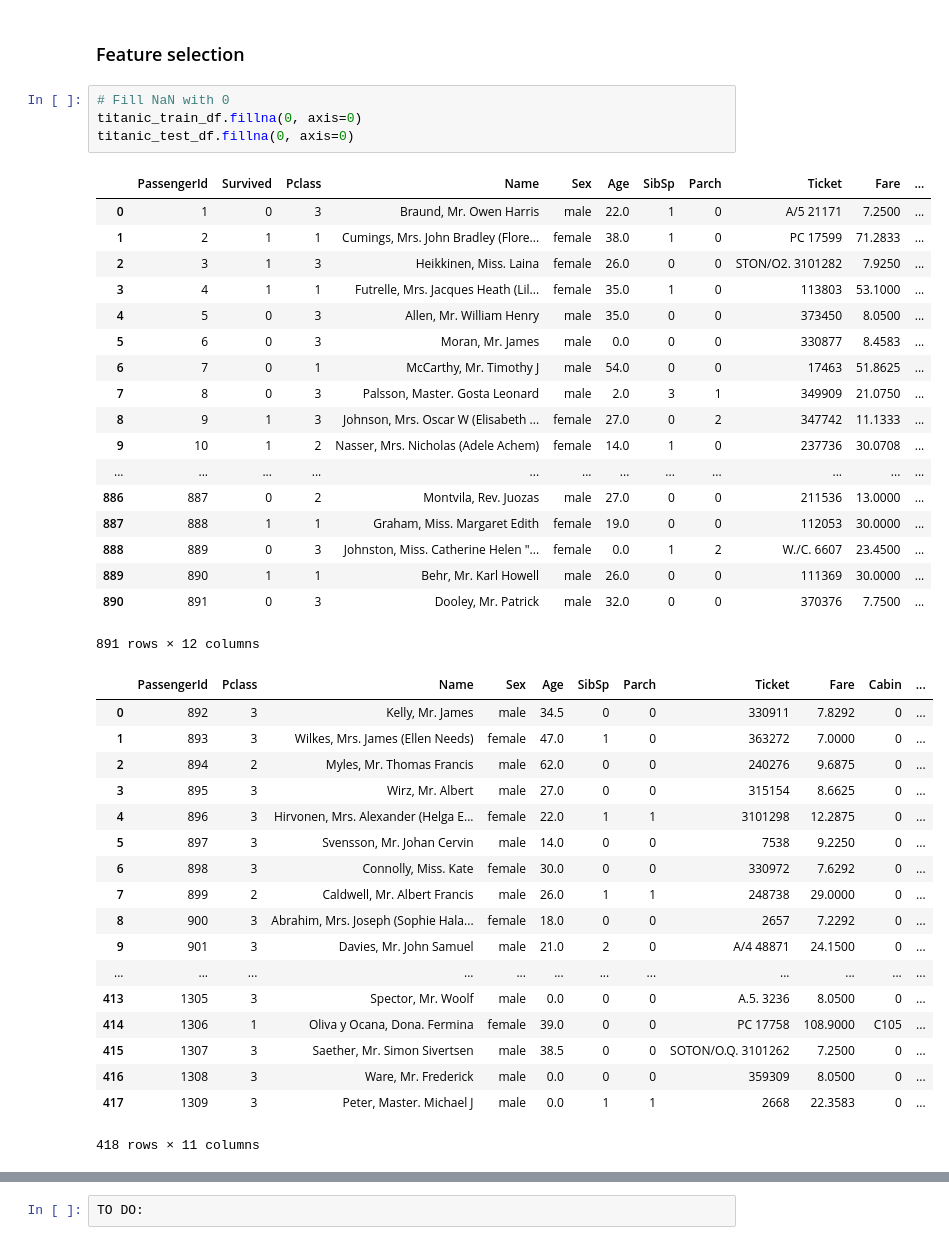
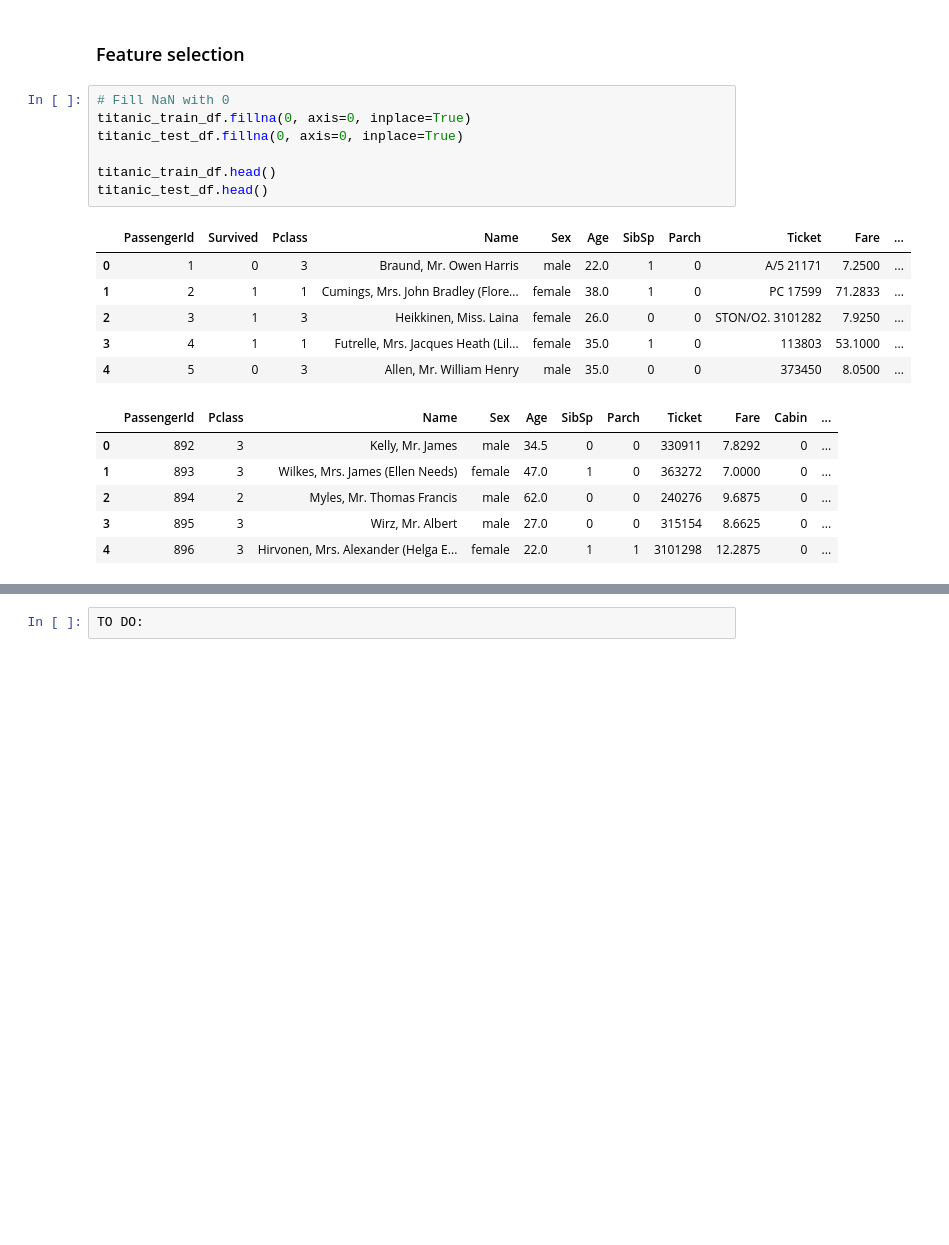
Before and after one commit to josefinaxberg/Titanic_ML, a Jupyter notebook: Titanic_ML/Titanic_Machine_Learning.ipynb, the cells around one changed output, grey strips where cells are left out. Cells and saved outputs as stored; diff of their text form; blank space fills up the shorter version.

```diff
--- a/Titanic_ML/Titanic_Machine_Learning.ipynb
+++ b/Titanic_ML/Titanic_Machine_Learning.ipynb
@@ -140,44 +140,23 @@ sns.barplot(x='Pclass', y='Survived', hue='Sex', data=titanic_train_df, palette=
 ### Feature selection
 # %%
 # Fill NaN with 0
-titanic_train_df.fillna(0, axis=0)
-titanic_test_df.fillna(0, axis=0)
+titanic_train_df.fillna(0, axis=0, inplace=True)
+titanic_test_df.fillna(0, axis=0, inplace=True)
+
+titanic_train_df.head()
+titanic_test_df.head()
 # %% [output]
 |  | PassengerId | Survived | Pclass | Name | Sex | Age | SibSp | Parch | Ticket | Fare | ... |
 | 0 | 1 | 0 | 3 | Braund, Mr. Owen Harris | male | 22.0 | 1 | 0 | A/5 21171 | 7.2500 | ... |
 | 1 | 2 | 1 | 1 | Cumings, Mrs. John Bradley (Flore... | female | 38.0 | 1 | 0 | PC 17599 | 71.2833 | ... |
 | 2 | 3 | 1 | 3 | Heikkinen, Miss. Laina | female | 26.0 | 0 | 0 | STON/O2. 3101282 | 7.9250 | ... |
 | 3 | 4 | 1 | 1 | Futrelle, Mrs. Jacques Heath (Lil... | female | 35.0 | 1 | 0 | 113803 | 53.1000 | ... |
 | 4 | 5 | 0 | 3 | Allen, Mr. William Henry | male | 35.0 | 0 | 0 | 373450 | 8.0500 | ... |
-| 5 | 6 | 0 | 3 | Moran, Mr. James | male | 0.0 | 0 | 0 | 330877 | 8.4583 | ... |
-| 6 | 7 | 0 | 1 | McCarthy, Mr. Timothy J | male | 54.0 | 0 | 0 | 17463 | 51.8625 | ... |
-| 7 | 8 | 0 | 3 | Palsson, Master. Gosta Leonard | male | 2.0 | 3 | 1 | 349909 | 21.0750 | ... |
-| 8 | 9 | 1 | 3 | Johnson, Mrs. Oscar W (Elisabeth ... | female | 27.0 | 0 | 2 | 347742 | 11.1333 | ... |
-| 9 | 10 | 1 | 2 | Nasser, Mrs. Nicholas (Adele Achem) | female | 14.0 | 1 | 0 | 237736 | 30.0708 | ... |
-| ... | ... | ... | ... | ... | ... | ... | ... | ... | ... | ... | ... |
-| 886 | 887 | 0 | 2 | Montvila, Rev. Juozas | male | 27.0 | 0 | 0 | 211536 | 13.0000 | ... |
-| 887 | 888 | 1 | 1 | Graham, Miss. Margaret Edith | female | 19.0 | 0 | 0 | 112053 | 30.0000 | ... |
-| 888 | 889 | 0 | 3 | Johnston, Miss. Catherine Helen "... | female | 0.0 | 1 | 2 | W./C. 6607 | 23.4500 | ... |
-| 889 | 890 | 1 | 1 | Behr, Mr. Karl Howell | male | 26.0 | 0 | 0 | 111369 | 30.0000 | ... |
-| 890 | 891 | 0 | 3 | Dooley, Mr. Patrick | male | 32.0 | 0 | 0 | 370376 | 7.7500 | ... |
-891 rows × 12 columns
 |  | PassengerId | Pclass | Name | Sex | Age | SibSp | Parch | Ticket | Fare | Cabin | ... |
 | 0 | 892 | 3 | Kelly, Mr. James | male | 34.5 | 0 | 0 | 330911 | 7.8292 | 0 | ... |
 | 1 | 893 | 3 | Wilkes, Mrs. James (Ellen Needs) | female | 47.0 | 1 | 0 | 363272 | 7.0000 | 0 | ... |
 | 2 | 894 | 2 | Myles, Mr. Thomas Francis | male | 62.0 | 0 | 0 | 240276 | 9.6875 | 0 | ... |
 | 3 | 895 | 3 | Wirz, Mr. Albert | male | 27.0 | 0 | 0 | 315154 | 8.6625 | 0 | ... |
 | 4 | 896 | 3 | Hirvonen, Mrs. Alexander (Helga E... | female | 22.0 | 1 | 1 | 3101298 | 12.2875 | 0 | ... |
-| 5 | 897 | 3 | Svensson, Mr. Johan Cervin | male | 14.0 | 0 | 0 | 7538 | 9.2250 | 0 | ... |
-| 6 | 898 | 3 | Connolly, Miss. Kate | female | 30.0 | 0 | 0 | 330972 | 7.6292 | 0 | ... |
-| 7 | 899 | 2 | Caldwell, Mr. Albert Francis | male | 26.0 | 1 | 1 | 248738 | 29.0000 | 0 | ... |
-| 8 | 900 | 3 | Abrahim, Mrs. Joseph (Sophie Hala... | female | 18.0 | 0 | 0 | 2657 | 7.2292 | 0 | ... |
-| 9 | 901 | 3 | Davies, Mr. John Samuel | male | 21.0 | 2 | 0 | A/4 48871 | 24.1500 | 0 | ... |
-| ... | ... | ... | ... | ... | ... | ... | ... | ... | ... | ... | ... |
-| 413 | 1305 | 3 | Spector, Mr. Woolf | male | 0.0 | 0 | 0 | A.5. 3236 | 8.0500 | 0 | ... |
-| 414 | 1306 | 1 | Oliva y Ocana, Dona. Fermina | female | 39.0 | 0 | 0 | PC 17758 | 108.9000 | C105 | ... |
-| 415 | 1307 | 3 | Saether, Mr. Simon Sivertsen | male | 38.5 | 0 | 0 | SOTON/O.Q. 3101262 | 7.2500 | 0 | ... |
-| 416 | 1308 | 3 | Ware, Mr. Frederick | male | 0.0 | 0 | 0 | 359309 | 8.0500 | 0 | ... |
-| 417 | 1309 | 3 | Peter, Master. Michael J | male | 0.0 | 1 | 1 | 2668 | 22.3583 | 0 | ... |
-418 rows × 11 columns
 # %%
 # Feature selection, droping those columns that according to my human analysis won't be useful for prediction
```
Also changed, not shown: parts of 3 cells of this notebook.
